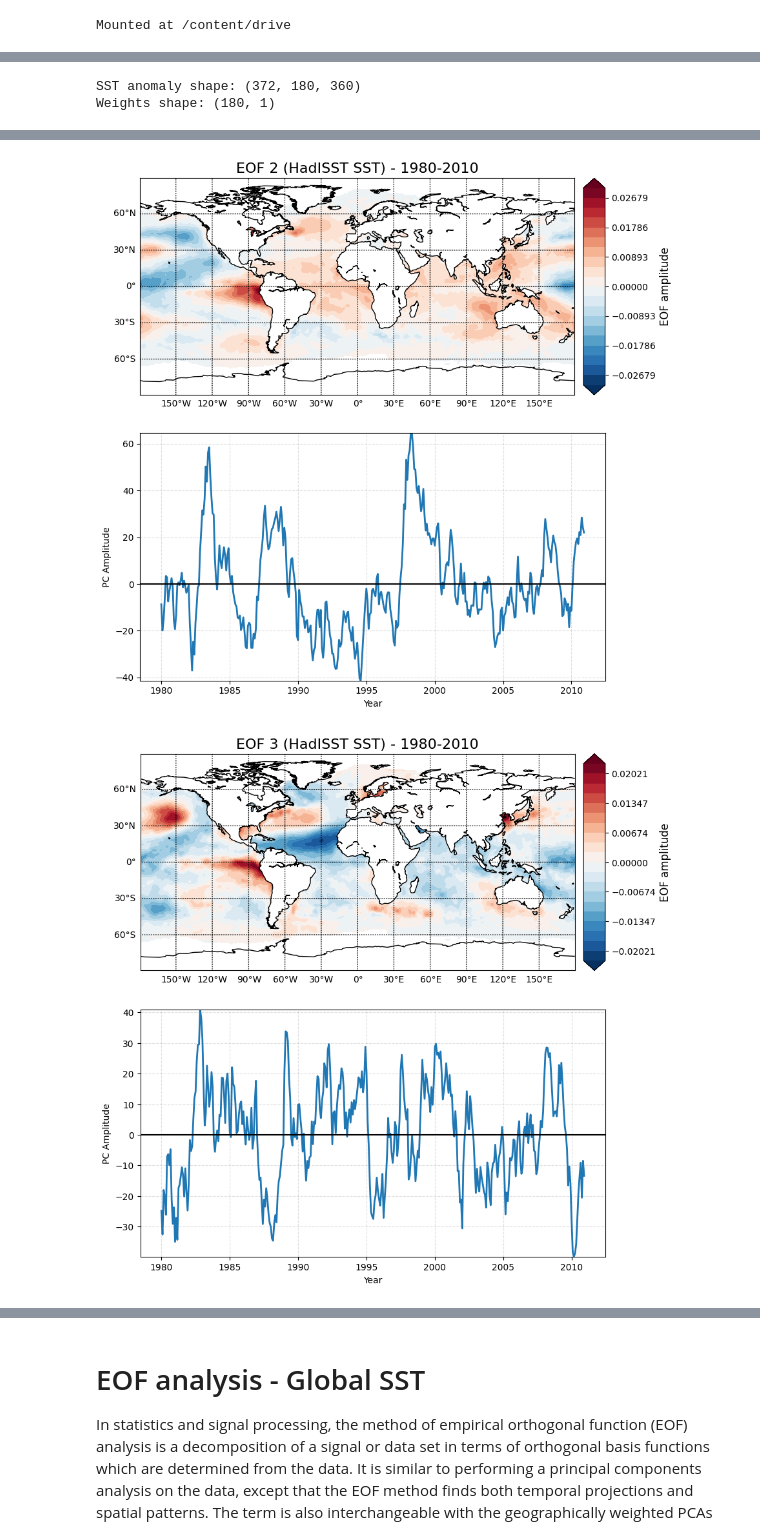
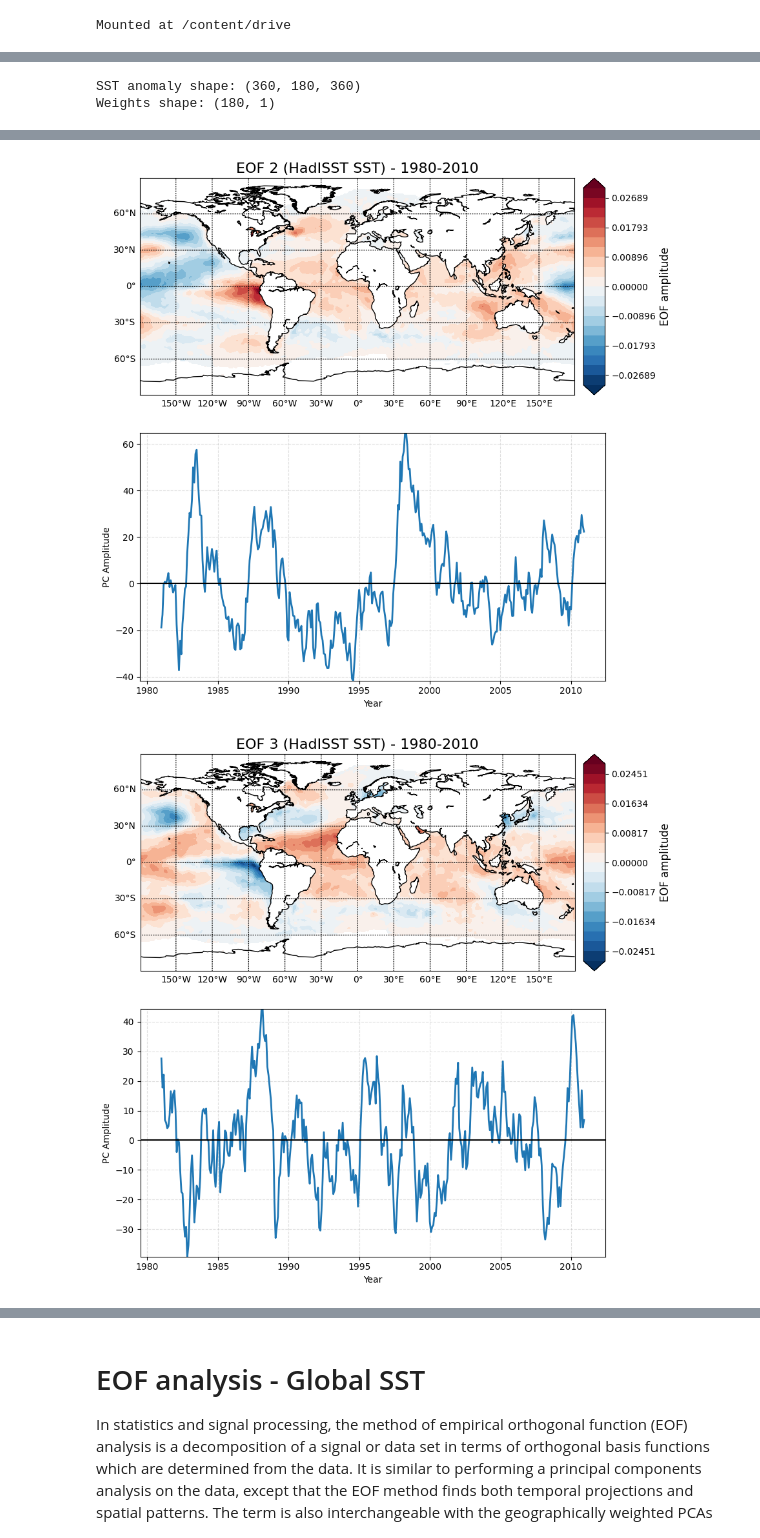
Before and after one commit to Karima-mtq/Basemap, a Jupyter notebook: ex18-EOF analysis global SST.ipynb, the cells around one changed output, grey strips where cells are left out. Drawn from its saved outputs; the diff is of its cells as text; code cells hidden in the pictures.

```diff
--- a/ex18-EOF analysis global SST.ipynb
+++ b/ex18-EOF analysis global SST.ipynb
@@ -40,7 +40,7 @@ ds.close()
 # -----------------------------
 # 2. Select exact NOAA period (1982-2000)
 # -----------------------------
-tmask = np.array([(d.year >= 1980) & (d.year <= 2010) for d in dates])
+tmask = np.array([(d.year >= 1981) & (d.year <= 2010) for d in dates])
 sst = sst[tmask, :, :]
 dates = np.array(dates)[tmask]
 
@@ -183,2 +183,2 @@ Période retenue : 1980-2010, shape SST = (372, 180, 360)
-SST anomaly shape: (372, 180, 360)
+SST anomaly shape: (360, 180, 360)
 Weights shape: (180, 1)
@@ -186,2 +186,2 @@ Weights shape: (180, 1)
-[figure, old version]
+[figure, new version]
-[figure, old version]
+[figure, new version]
```
Also changed, not shown: parts of 1 cell of this notebook.
